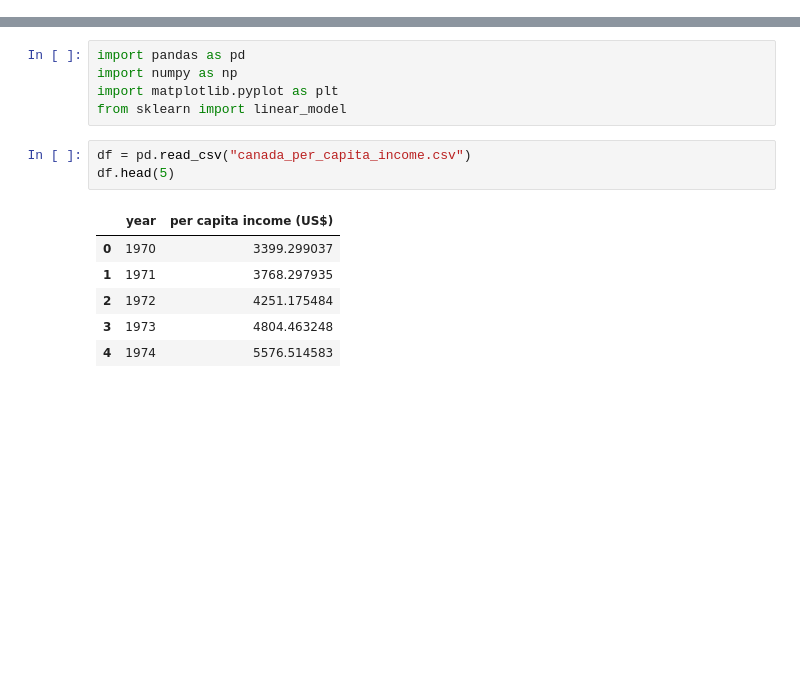
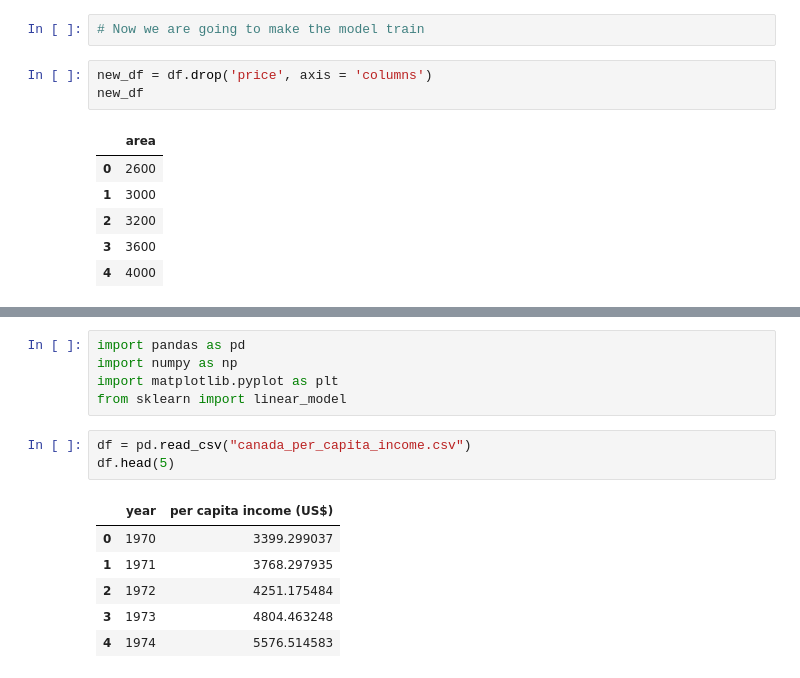
Before and after one commit to ajokbyy/Ai-Ml_consept, a Jupyter notebook: Linear_Regression-Copy1.ipynb, the cells around one changed output, grey strips where cells are left out. Drawn from its saved outputs; the diff is of its cells as text; blank space fills up the shorter version.

```diff
--- a/Linear_Regression-Copy1.ipynb
+++ b/Linear_Regression-Copy1.ipynb
@@ -0,0 +27,12 @@
+# %%
+# Now we are going to make the model train
+# %%
+new_df = df.drop('price', axis = 'columns')
+new_df
+# %% [output]
+|  | area |
+| 0 | 2600 |
+| 1 | 3000 |
+| 2 | 3200 |
+| 3 | 3600 |
+| 4 | 4000 |
```
Also changed, not shown: parts of 13 cells of this notebook, 2 other files.
